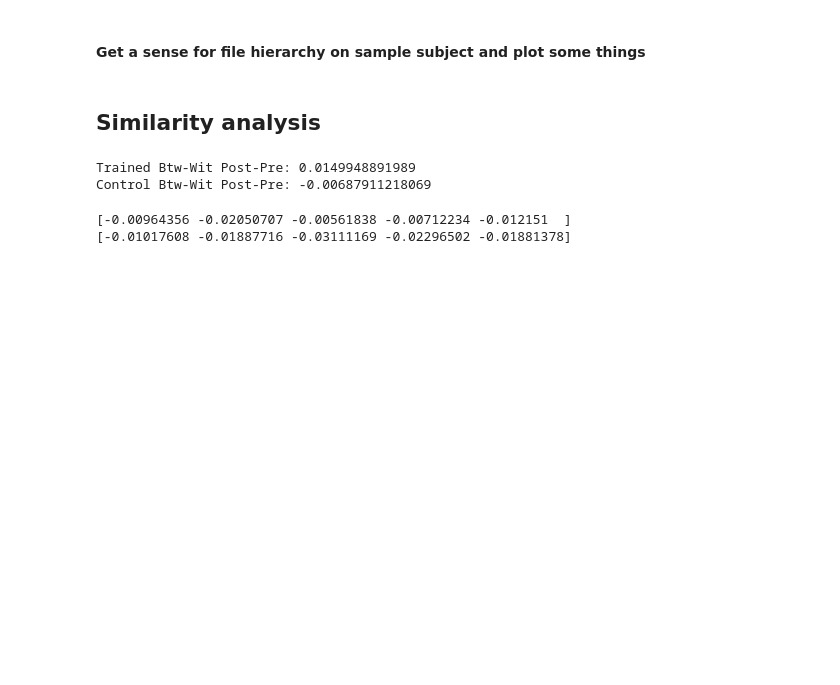
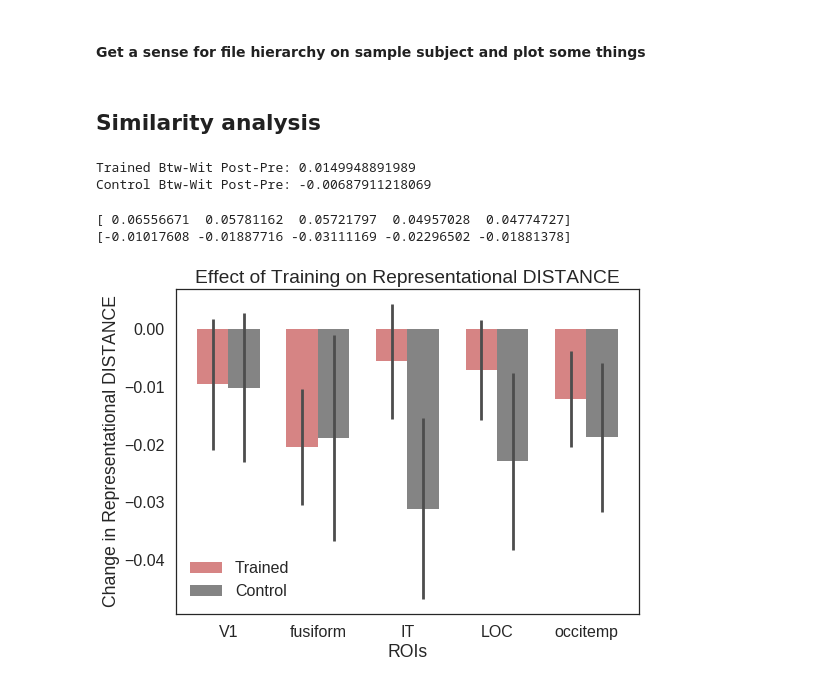
Before and after one commit to judithfan/neurosketch, a Jupyter notebook: neurosketch_prepostRSA.ipynb, the cells around one changed output. Saved outputs shown, nothing was run; the diff lists cells and outputs as text; code cells hidden in the pictures; blank space fills up the shorter version.

Commit message:
add summary plot

```diff
--- a/neurosketch_prepostRSA.ipynb
+++ b/neurosketch_prepostRSA.ipynb
@@ -438,8 +439,8 @@ Tradifflearn = Tradiffpost-Tradiffpre
 Condifflearn = Condiffpost-Condiffpre
 # %%
 # ROIs = ['V1','fusiform','IT','LOC','occitemp']
-print(Tradifflearn.mean(1))
+print(Tradifflearn.std(1)/np.sqrt(shape(Tradifflearn)[1]))
 print(Condifflearn.mean(1))
 # %% [output]
-[-0.00964356 -0.02050707 -0.00561838 -0.00712234 -0.012151  ]
+[ 0.06556671  0.05781162  0.05721797  0.04957028  0.04774727]
 [-0.01017608 -0.01887716 -0.03111169 -0.02296502 -0.01881378]
@@ -448,3 +447,48 @@ h = plt.hist(Condiffpre[1])
+# %%
+## Generate summary plot (main analysis)
+
+sns.set_style('white')
+sns.set_context('poster')
+means_trained = Tradifflearn.mean(1)
+std_trained = Tradifflearn.std(1)/np.sqrt(shape(Tradifflearn)[1])
+
+means_control = Condifflearn.mean(1)
+std_control = Condifflearn.std(1)/np.sqrt(shape(Condifflearn)[1])
+
+
+fig, ax = plt.subplots(figsize=(8,6))
+
+n_groups = 5 # num ROIs
+index = np.arange(n_groups)
+bar_width = 0.35
+
+opacity = 0.8
+error_config = {'ecolor': '0.3'}
+
+rects1 = plt.bar(index, means_trained, bar_width,
+                 alpha=opacity,
+                 color=(0.8,0.4,0.4),
+                 yerr=std_trained,
+                 error_kw=error_config,
+                 label='Trained')
+
+rects2 = plt.bar(index + bar_width, means_control, bar_width,
+                 alpha=opacity,
+                 color=(0.4,0.4,0.4),
+                 yerr=std_control,
+                 error_kw=error_config,
+                 label='Control')
+
+plt.xlabel('ROIs')
+plt.ylabel('Change in Representational DISTANCE')
+plt.title('Effect of Training on Representational DISTANCE')
+plt.xticks(index + bar_width / 2, ('V1','fusiform','IT','LOC','occitemp'))
+plt.legend()
+
+plt.tight_layout()
+plt.show()
+# %% [output]
+[figure, added]
 # %%
 plt.scatter(Tradifflearn[2],Condifflearn[2])
 plt.plot([-0.15,0.15],[-0.15,0.15])
```
Also changed, not shown: parts of 3 cells of this notebook.
